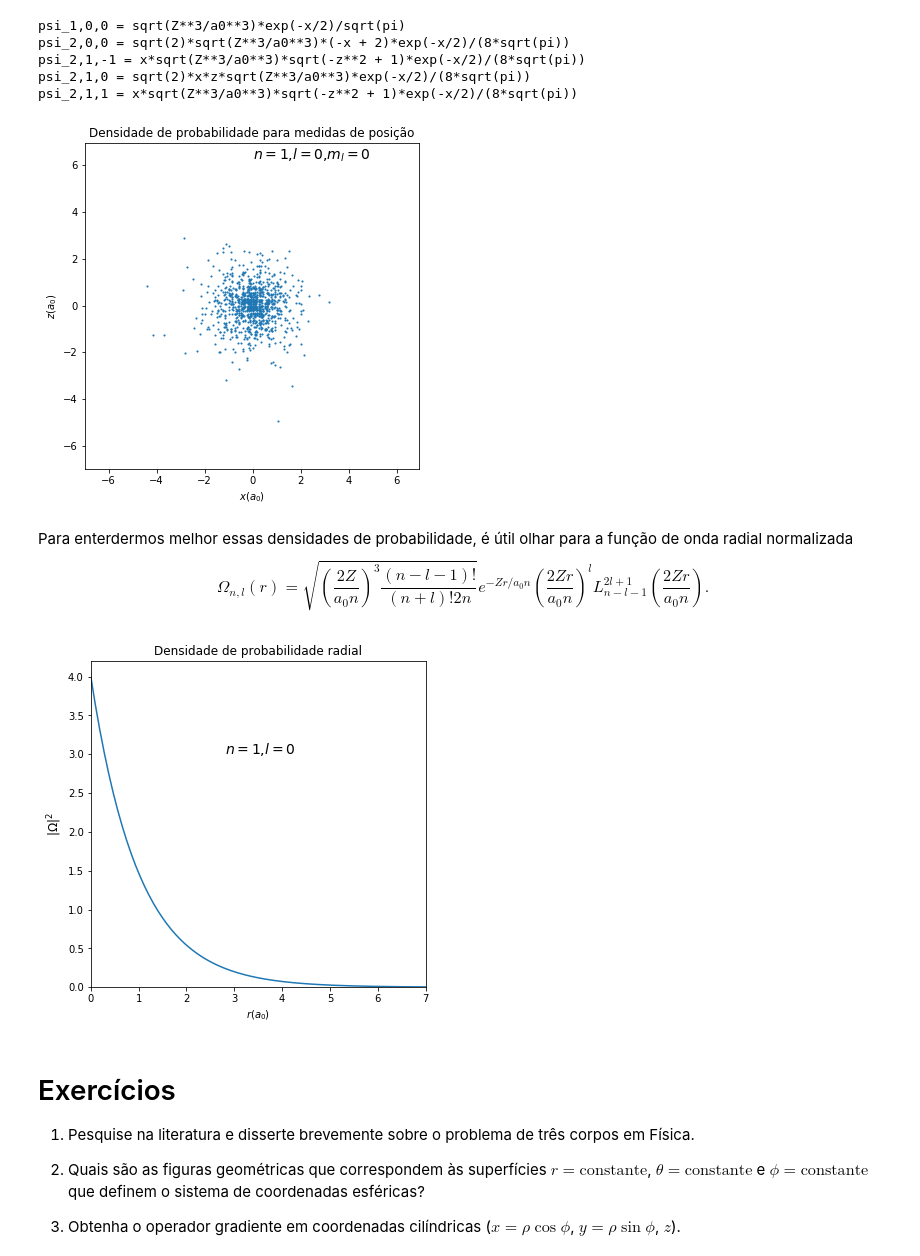
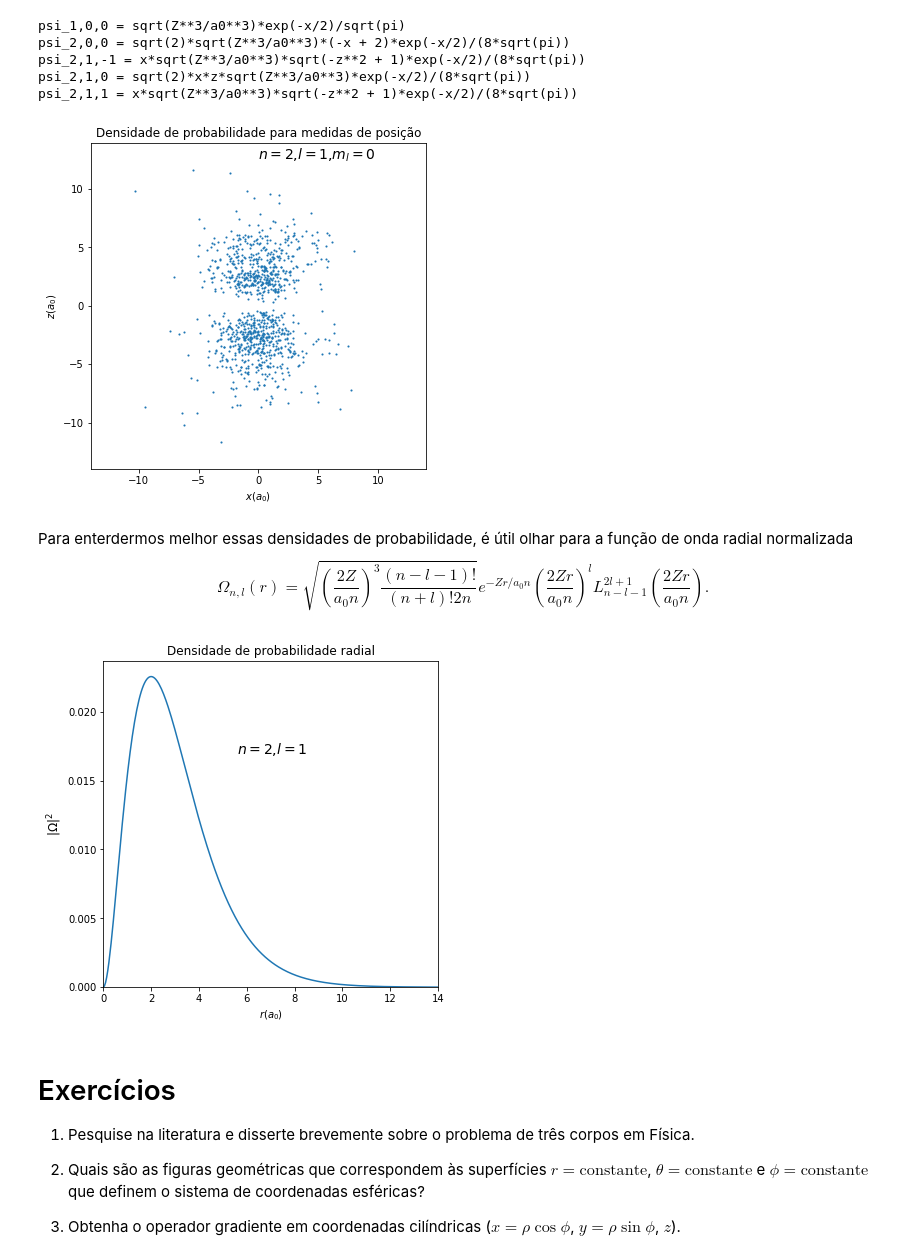
Before and after one commit to jonasmaziero/mecanica_quantica_1900-1925, a Jupyter notebook: 15_hidrogenio.ipynb, the cells around one changed output. Cells and saved outputs as stored; diff of their text form; code cells hidden in the pictures.

```diff
--- a/15_hidrogenio.ipynb
+++ b/15_hidrogenio.ipynb
@@ -1203,38 +1203,38 @@ def psiH_python(n,l,ml): # Escreve a função de onda em um código Python
     f.write("\n"); f.write("def exp(x):\n"); f.write("    return np.exp(x) \n")
     f.close()
 # %%
-n,l,ml = 1,0,0
+n,l,ml = 2,1,0
 Z,mu,a0,x,z,ph = symbols('Z mu a0 x z phi'); psiH_python(n,l,ml); import psiH; importlib.reload(psiH)
 Z=1; a0=1; mu=(me*mp)/(me+mp)
 cm=7*n; xx = np.arange(-cm,cm,0.05); yy = np.arange(-cm,cm,0.05); zz = np.zeros((xx.shape[0],yy.shape[0]))
 for j in range(0,xx.shape[0]):
     for k in range(0,yy.shape[0]):
         rr = math.sqrt(xx[j]**2 + yy[k]**2)#; print(rr)
         if xx[j] != 0:
             tt = math.atan(yy[k]/xx[j])
         elif xx[j] == 0 and yy[k] != 0:
             tt = math.pi/2
         elif xx[j] == 0 and yy[k] == 0:
             tt = 0
         #print(tt)
         x = (2*Z*rr)/(a0*n); z = math.cos(tt); zz[j,k] = psiH.psi_H(Z,mu,a0,x,z)**2
 n_samples = 10**3; z_max = np.amax(zz)#; print(z_max)
 xxx = np.zeros(n_samples); yyy = np.zeros(n_samples)
 ll = 0
 while ll < n_samples:
     j = np.random.randint(0,xx.shape[0]); k = np.random.randint(0,yy.shape[0])#; print(j,k)
     rn = 0 + (z_max-0)*np.random.random()#; print(rn)
     if zz[j,k] > rn:
         ll += 1
         xxx[ll-1] = xx[j]; yyy[ll-1] = yy[k]
 fig = plt.figure(figsize=(6,6)); plt.scatter(yyy,xxx,s=1.2)
 plt.xlabel(r'$x(a_{0})$'); plt.ylabel(r'$z(a_{0})$'); ym = np.amax(yy)
 plt.xlim(np.amin(xx),np.amax(xx)); plt.ylim(np.amin(yy),ym)
 plt.title('Densidade de probabilidade para medidas de posição')
 plt.annotate(r'$n=$'+str(n)+r',$l=$'+str(l)+r',$m_{l}=$'+str(ml),xy=(0,0.9*ym),xytext=(0,0.9*ym),fontsize=14)
 plt.show()
 # %% [output]
-[figure, old version]
+[figure, new version]
 # %% [markdown]
 Para enterdermos melhor essas densidades de probabilidade, é útil olhar para a função de onda radial normalizada
 \begin{equation}
@@ -1269,9 +1269,9 @@ def plot_psiR(n,l):
     plt.show()
 # %%
 Z,mu,a0,x = symbols('Z mu a0 x'); psiR_python(n,l,Z,mu,a0,x); import psiRp; importlib.reload(psiRp)
-n,l=1,0; plot_psiR(n,l)
+n,l=2,1; plot_psiR(n,l)
 # %% [output]
-[figure, old version]
+[figure, new version]
 # %% [markdown]
 # Exercícios
 
```
Also changed, not shown: parts of 5 cells of this notebook, 2 other files.
